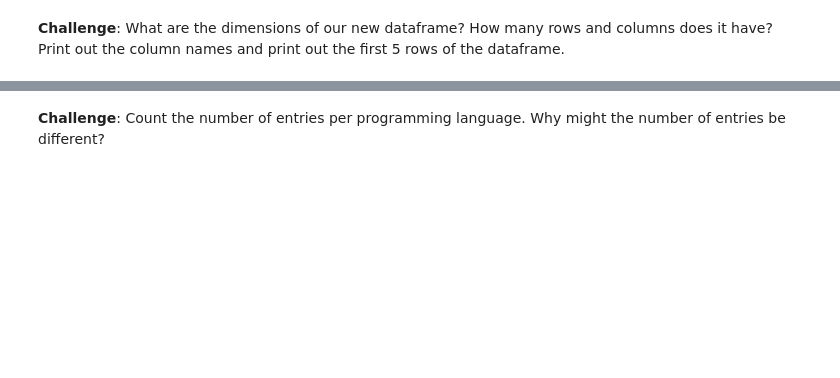
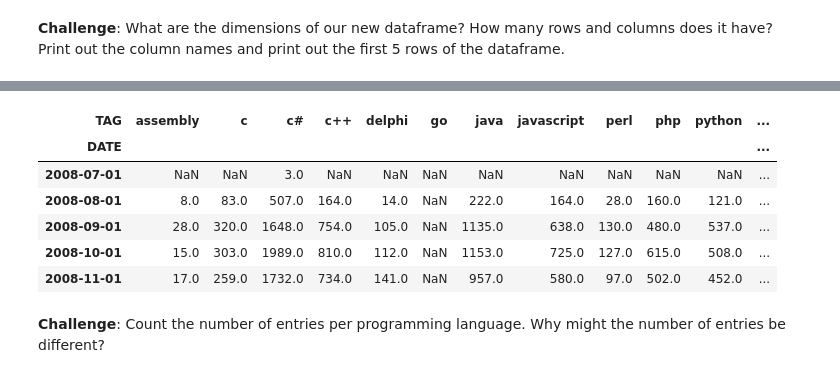
Before and after one commit to HKubinhetz/DS-ProgrammingLanguages, a Jupyter notebook: Programming_Languages_Data_Visualization.ipynb, the cells around one changed output, grey strips where cells are left out. Saved outputs shown, nothing was run; the diff lists cells and outputs as text; code cells hidden in the pictures; blank space fills up the shorter version.

```diff
--- a/Programming_Languages_Data_Visualization.ipynb
+++ b/Programming_Languages_Data_Visualization.ipynb
@@ -161,2 +192,13 @@ df.head()
+# %%
+# Checking the first five rows
+new_df.head()
+# %% [output]
+| TAG | assembly | c | c# | c++ | delphi | go | java | javascript | perl | php | python | ... |
+| DATE |  |  |  |  |  |  |  |  |  |  |  | ... |
+| 2008-07-01 | NaN | NaN | 3.0 | NaN | NaN | NaN | NaN | NaN | NaN | NaN | NaN | ... |
+| 2008-08-01 | 8.0 | 83.0 | 507.0 | 164.0 | 14.0 | NaN | 222.0 | 164.0 | 28.0 | 160.0 | 121.0 | ... |
+| 2008-09-01 | 28.0 | 320.0 | 1648.0 | 754.0 | 105.0 | NaN | 1135.0 | 638.0 | 130.0 | 480.0 | 537.0 | ... |
+| 2008-10-01 | 15.0 | 303.0 | 1989.0 | 810.0 | 112.0 | NaN | 1153.0 | 725.0 | 127.0 | 615.0 | 508.0 | ... |
+| 2008-11-01 | 17.0 | 259.0 | 1732.0 | 734.0 | 141.0 | NaN | 957.0 | 580.0 | 97.0 | 502.0 | 452.0 | ... |
 # %% [markdown]
 **Challenge**: Count the number of entries per programming language. Why might the number of entries be different?
```
Also changed, not shown: parts of 11 cells of this notebook.
